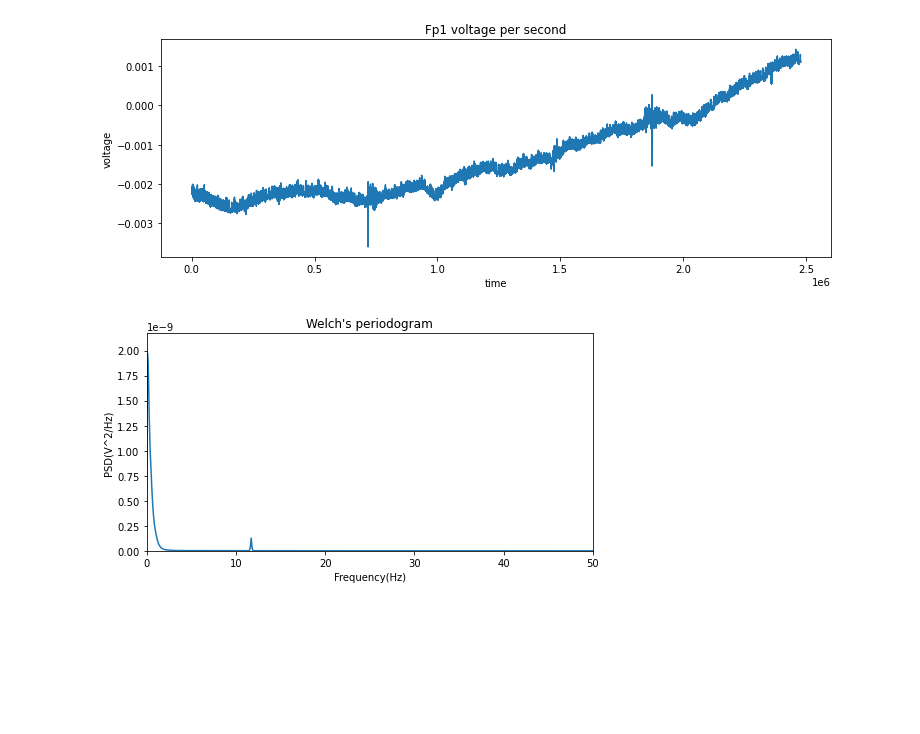
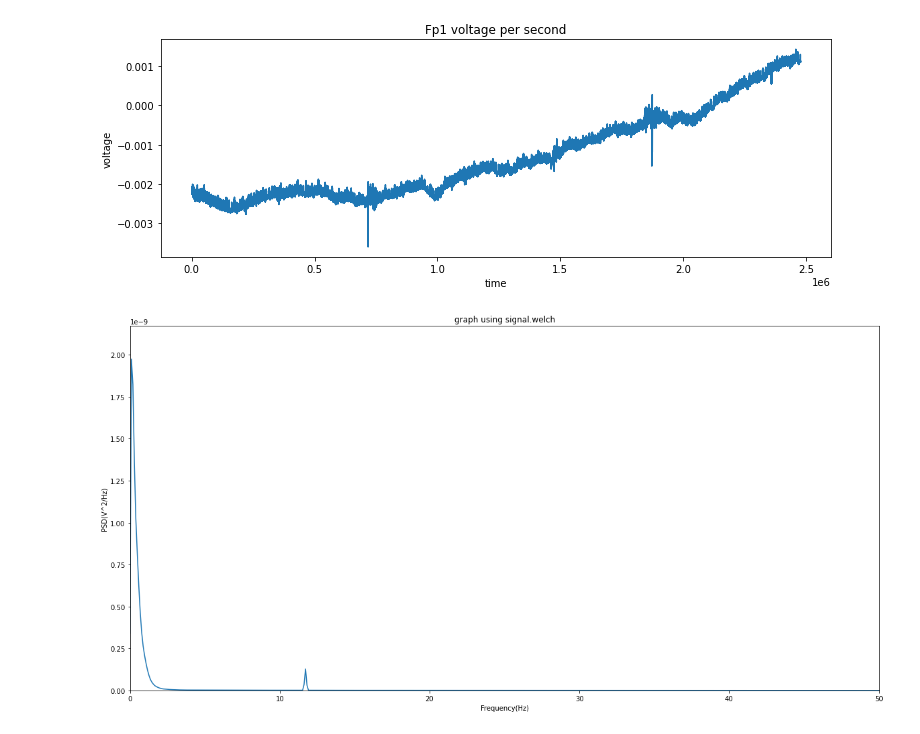
Before and after one commit to juhojang/EEG_preprocessing, a Jupyter notebook: Untitled-1.ipynb, the cells around one changed output. Saved outputs shown, nothing was run; the diff lists cells and outputs as text; code cells hidden in the pictures; blank space fills up the shorter version.

```diff
--- a/Untitled-1.ipynb
+++ b/Untitled-1.ipynb
@@ -33,20 +33,20 @@ plt.show()
 # %%
 win=sf*4
 fs = 100
 x=x.reshape(-1,)
 freqs,psd=signal.welch(x,fs,nperseg=win)
 
 
 psd=psd.reshape(-1,)
 
-plt.figure(figsize=(8,4))
+plt.figure(figsize=(20,10))
 plt.plot(freqs,psd)
 plt.xlabel('Frequency(Hz)')
 plt.ylabel('PSD(V^2/Hz)')
 plt.ylim([0,psd.max()*1.1])
-plt.title("Welch's periodogram")
+plt.title("graph using signal.welch")
 plt.xlim([0,freqs.max()])
 plt.show()
 # %% [output]
-[figure, old version]
+[figure, new version]
 # %%
```
Also changed, not shown: parts of 2 cells of this notebook.
